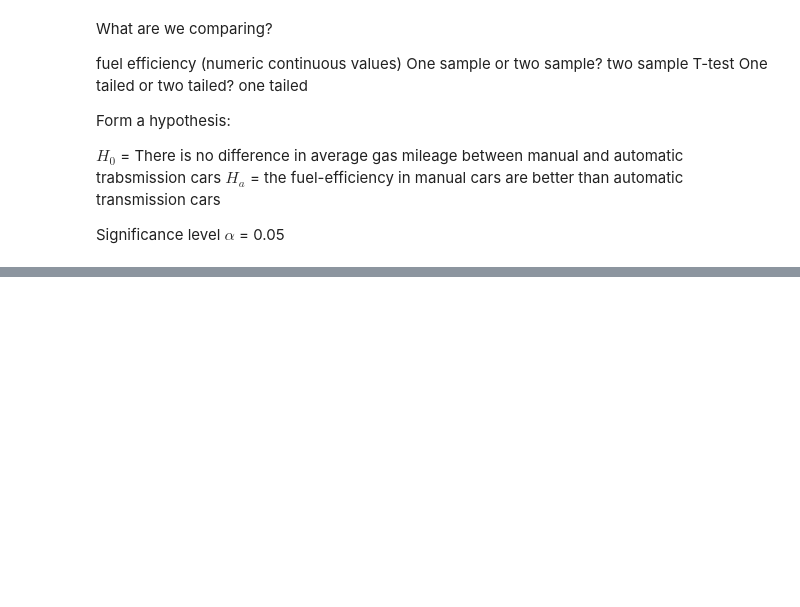
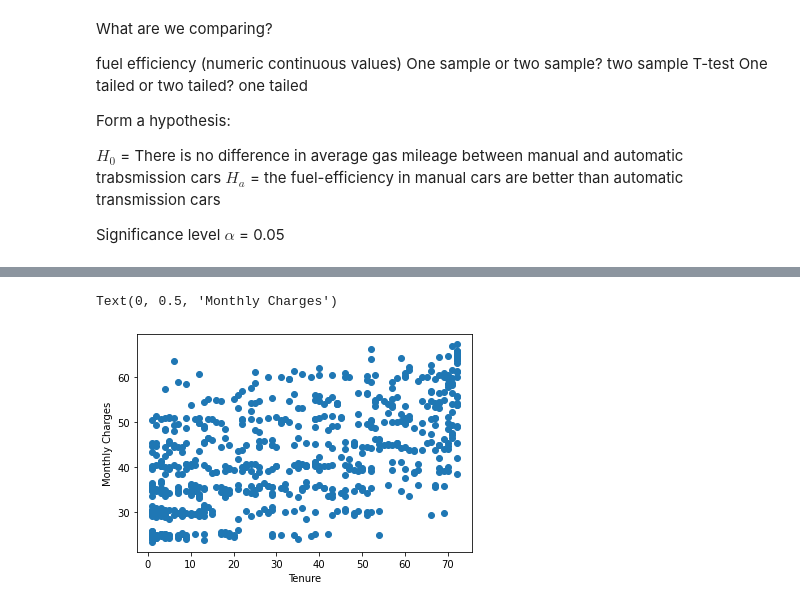
Before and after one commit to cindyvillanuevads/statistics-exercises, a Jupyter notebook: hypothesis_testing.ipynb, the cells around one changed output, grey strips where cells are left out. Saved outputs shown, nothing was run; the diff lists cells and outputs as text; code cells hidden in the pictures; blank space fills up the shorter version.

```diff
--- a/hypothesis_testing.ipynb
+++ b/hypothesis_testing.ipynb
@@ -434,0 +427,7 @@ Text(0.5, 1.0, 'Is mileage different by transmission type?')
+# %%
+plt.scatter(x_int_pho_te , y_int_mc)
+plt.xlabel('Tenure')
+plt.ylabel('Monthly Charges')
+# %% [output]
+Text(0, 0.5, 'Monthly Charges')
+[figure, added]
```
Also changed, not shown: parts of 83 cells of this notebook.
